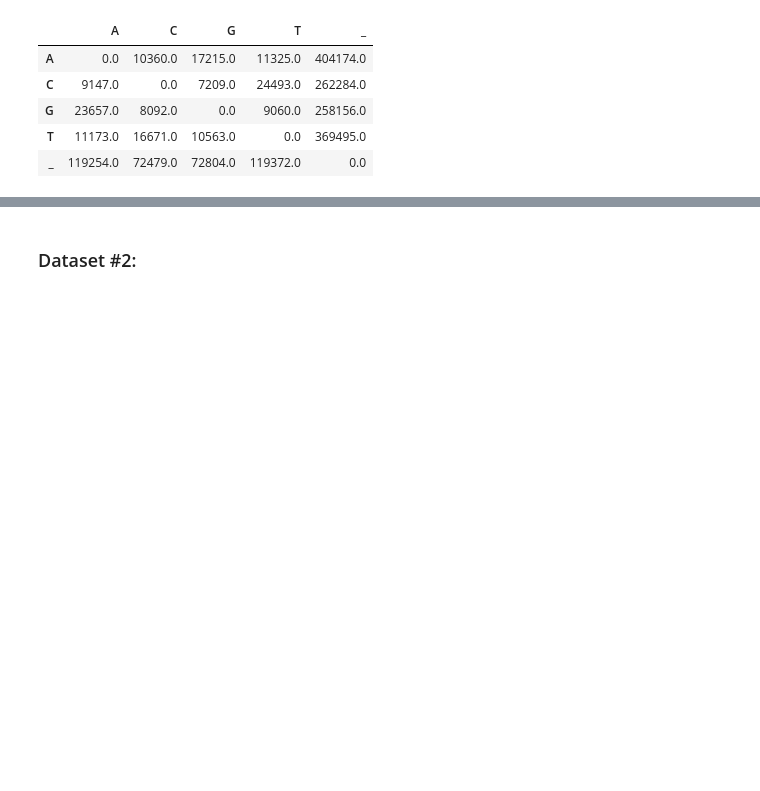
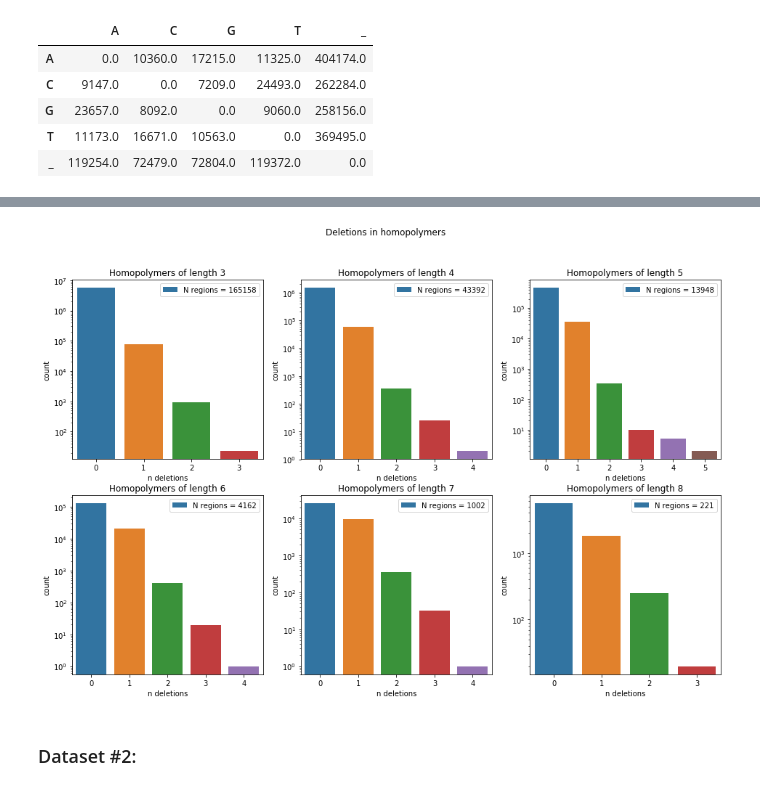
Before and after one commit to DimaOrekhov/NGS_Analysis, a Jupyter notebook: Assignment_2b.ipynb, the cells around one changed output, grey strips where cells are left out. Drawn from its saved outputs; the diff is of its cells as text; code cells hidden in the pictures; blank space fills up the shorter version.

```diff
--- a/Assignment_2b.ipynb
+++ b/Assignment_2b.ipynb
@@ -229,0 +282,2 @@ sindmat1
+# %%
+homop_stat1, hpolys = indel_stat_hpoly(ref_path, bam_path1)
@@ -230,3 +286,7 @@ sindmat1
+# %%
+homop_stat_plot(homop_stat1, hpolys)
+# %% [output]
+[figure, added]
 # %% [markdown]
 ### Dataset #2:
 # %% [markdown]
```
Also changed, not shown: parts of 18 cells of this notebook.
